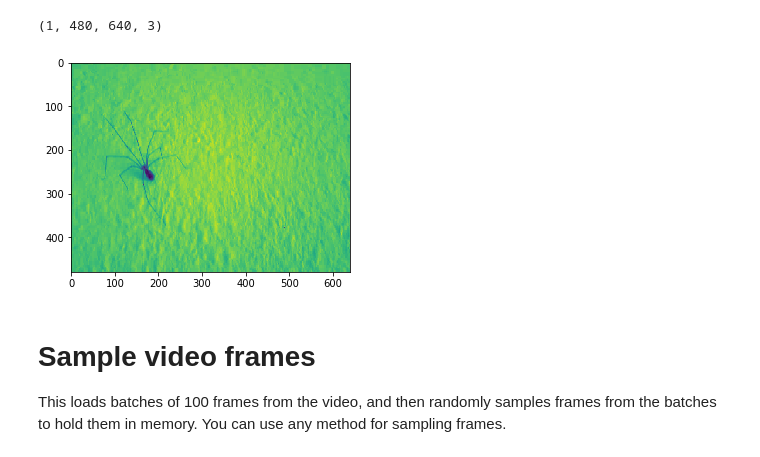
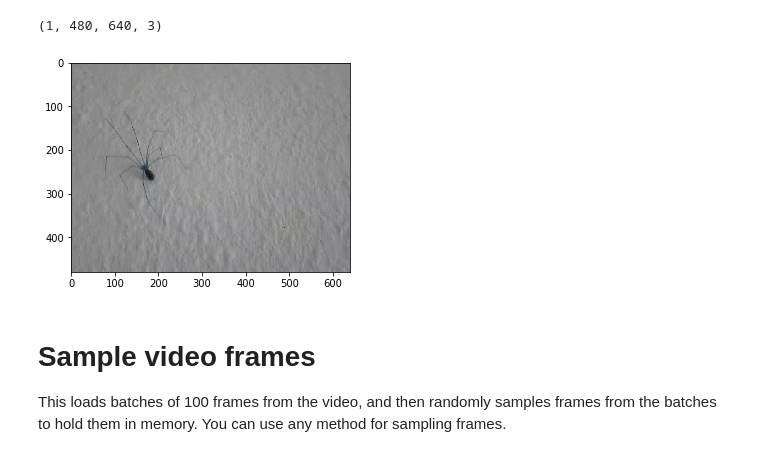
Before and after one commit to urs-waldmann/DeepPoseKit, a Jupyter notebook: examples/step1_create_annotation_set.ipynb, the cells around one changed output. Cells and saved outputs as stored; diff of their text form; code cells hidden in the pictures.

Commit message:
Step 1: Show all three channels of selected frame from video in section "Open a video"

```diff
--- a/examples/step1_create_annotation_set.ipynb
+++ b/examples/step1_create_annotation_set.ipynb
@@ -70,10 +70,10 @@ frame.shape
 (1, 480, 640, 3)
 # %%
 plt.figure(figsize=(5,5))
-plt.imshow(frame[0,...,0])
+plt.imshow(frame[0,...,:])
 plt.show()
 # %% [output]
-[figure, old version]
+[figure, new version]
 # %% [markdown]
 # Sample video frames
 This loads batches of 100 frames from the video, and then randomly samples frames from the batches to hold them in memory. You can use any method for sampling frames.
```
